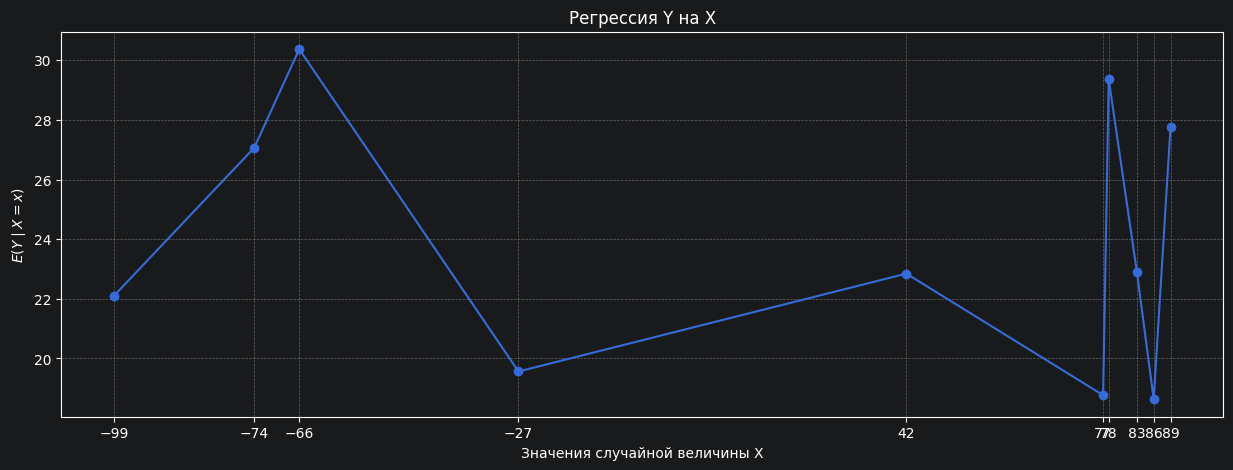
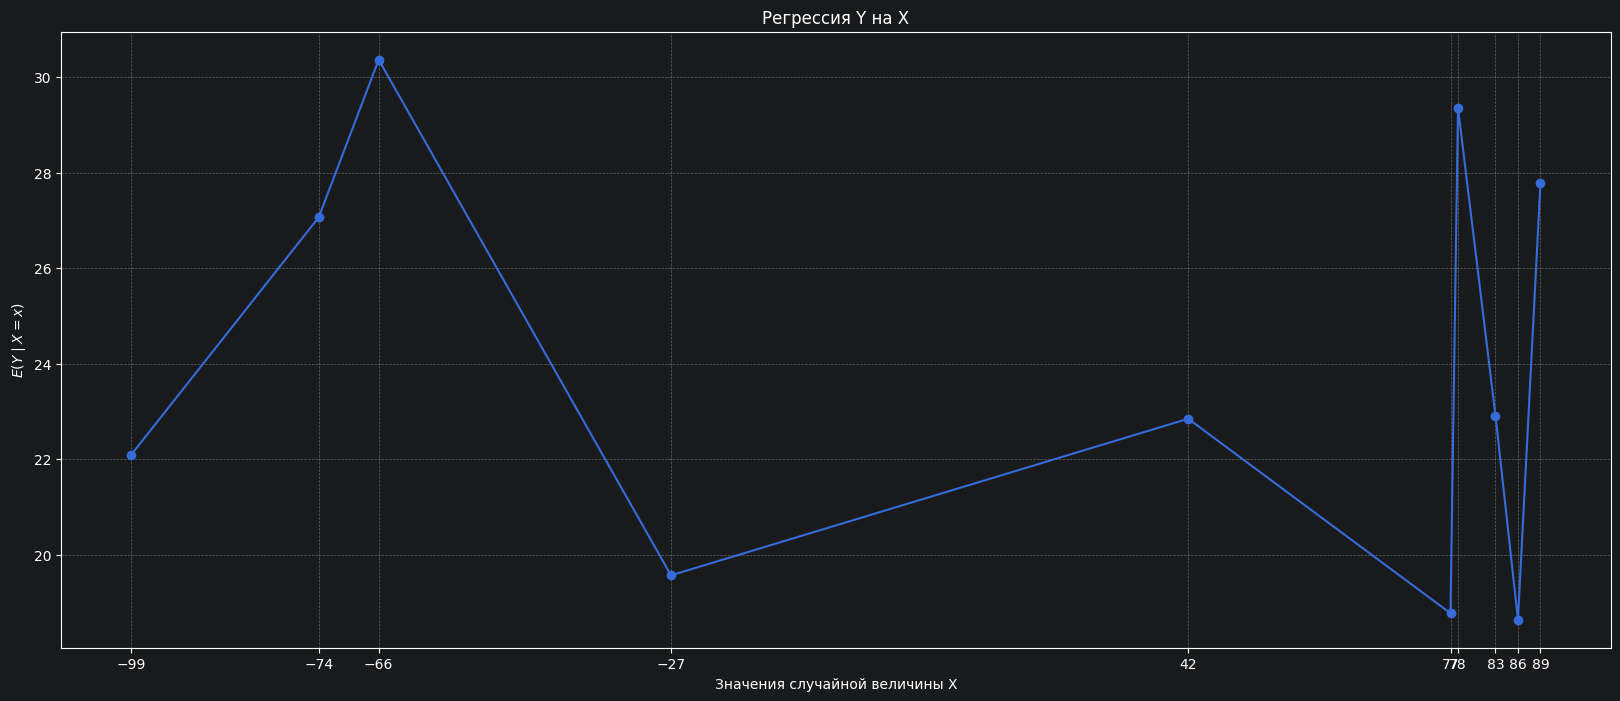
The change to this notebook cell's code, shown as a diff; its figure went from the first image to the second:
--- before
+++ after
@@ -15,5 +15,5 @@
 print(regression_data.to_string(index=False))
 
-plt.figure(figsize=(15, 5))
+plt.figure(figsize=(20, 8))
 plt.plot(x_values, regression_y_on_x, marker='o')
 plt.xticks(x_values)

Commit: upd